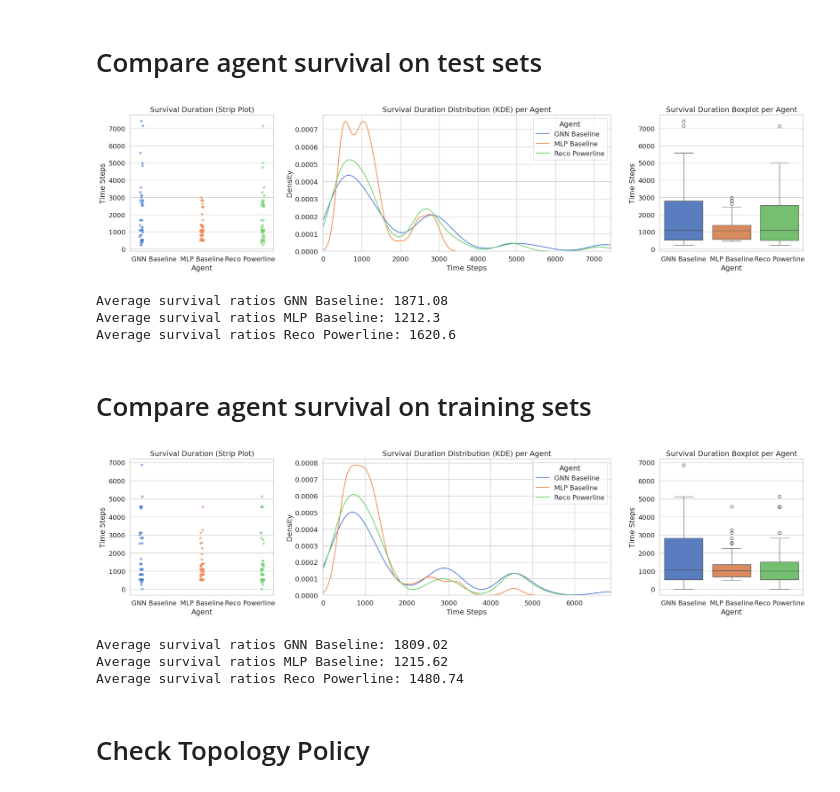
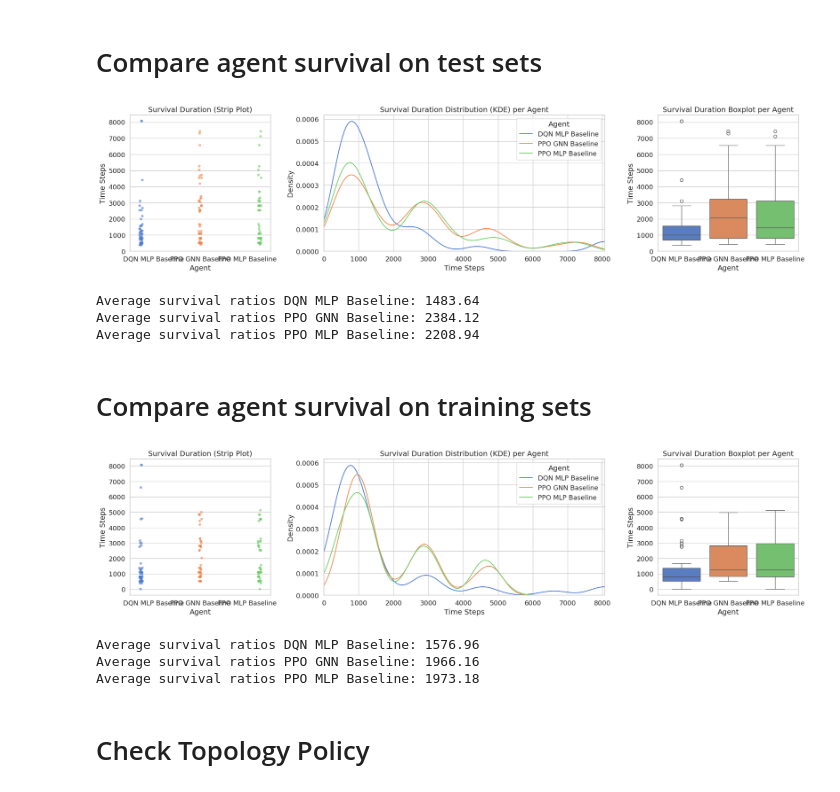
Before and after one commit to HansDampf37/NRI-for-explainable-RL-in-Power-Grids, a Jupyter notebook: visualization/visualize_agent_eval_results.ipynb, the cells around one changed output. Drawn from its saved outputs; the diff is of its cells as text; code cells hidden in the pictures.

Commit message:
Visualize agent performance

```diff
--- a/visualization/visualize_agent_eval_results.ipynb
+++ b/visualization/visualize_agent_eval_results.ipynb
@@ -118,27 +144,31 @@ def get_evaluation_metrics(path, agent_name: str) -> AgentMetrics:
 # %% [markdown]
 # Compare agent survival on test sets
 # %%
-gnn_metrics = get_evaluation_metrics(Path("../data/evaluations/stable-baselines/dqn-gnn_uc3_agent/test"), "GNN Baseline")
-mlp_metrics = get_evaluation_metrics(Path("../data/evaluations/stable-baselines/dqn-mlp_uc3_agent/test"), "MLP Baseline")
-reco_metrics = get_evaluation_metrics(Path("../data/evaluations/heuristic_agents/reco_powerline_agent/test"), "Reco Powerline")
-visualize_agent_survival([gnn_metrics, mlp_metrics, reco_metrics])
+dqn_gnn_metrics = get_evaluation_metrics(Path("../data/evaluations/rl/relation-unaware-baselines/dqn/mlp_2025-11-09_16-25_a076cec5c2af493b9985324fd874a364_test"), "DQN MLP Baseline")
+#dqn_mlp_metrics = get_evaluation_metrics(Path("../data/evaluations/rl/relation-unaware-baselines/dqn/gnn_2025-11-09_16-25_43e0001efef147f4ba63ef7d84d5ff54_train"), "DQN GNN Baseline")
+ppo_gnn_metrics = get_evaluation_metrics(Path("../data/evaluations/rl/relation-unaware-baselines/ppo/gnn_2025-11-09_16-25_2e9a58091ca244a69af94fea9604e577_test"), "PPO GNN Baseline")
+ppo_mlp_metrics = get_evaluation_metrics(Path("../data/evaluations/rl/relation-unaware-baselines/ppo/mlp_2025-11-09_16-25_5178bcc29a904829b4d57827eafc3a18_test"), "PPO MLP Baseline")
+#reco_metrics = get_evaluation_metrics(Path("../data/evaluations/heuristic_agents/reco_powerline_agent/test"), "Reco Powerline")
+visualize_agent_survival([dqn_gnn_metrics, ppo_gnn_metrics, ppo_mlp_metrics])
 # %% [output]
-[figure, old version]
+[figure, new version]
-Average survival ratios GNN Baseline: 1871.08
-Average survival ratios MLP Baseline: 1212.3
-Average survival ratios Reco Powerline: 1620.6
+Average survival ratios DQN MLP Baseline: 1483.64
+Average survival ratios PPO GNN Baseline: 2384.12
+Average survival ratios PPO MLP Baseline: 2208.94
 # %% [markdown]
 # Compare agent survival on training sets
 # %%
-gnn_metrics_train = get_evaluation_metrics(Path("../data/evaluations/stable-baselines/dqn-gnn_uc3_agent/train"), "GNN Baseline")
-mlp_metrics_train = get_evaluation_metrics(Path("../data/evaluations/stable-baselines/dqn-mlp_uc3_agent/train"), "MLP Baseline")
-reco_metrics_train = get_evaluation_metrics(Path("../data/evaluations/heuristic_agents/reco_powerline_agent/train"), "Reco Powerline")
-visualize_agent_survival([gnn_metrics_train, mlp_metrics_train, reco_metrics_train])
+dqn_gnn_metrics = get_evaluation_metrics(Path("../data/evaluations/rl/relation-unaware-baselines/dqn/mlp_2025-11-09_16-25_a076cec5c2af493b9985324fd874a364_train"), "DQN MLP Baseline")
+#dqn_mlp_metrics = get_evaluation_metrics(Path("../data/evaluations/rl/relation-unaware-baselines/dqn/gnn_2025-11-09_16-25_43e0001efef147f4ba63ef7d84d5ff54_train"), "DQN GNN Baseline")
+ppo_gnn_metrics = get_evaluation_metrics(Path("../data/evaluations/rl/relation-unaware-baselines/ppo/gnn_2025-11-09_16-25_2e9a58091ca244a69af94fea9604e577_train"), "PPO GNN Baseline")
+ppo_mlp_metrics = get_evaluation_metrics(Path("../data/evaluations/rl/relation-unaware-baselines/ppo/mlp_2025-11-09_16-25_5178bcc29a904829b4d57827eafc3a18_train"), "PPO MLP Baseline")
+#reco_metrics = get_evaluation_metrics(Path("../data/evaluations/heuristic_agents/reco_powerline_agent/test"), "Reco Powerline")
+visualize_agent_survival([dqn_gnn_metrics, ppo_gnn_metrics, ppo_mlp_metrics])
 # %% [output]
-[figure, old version]
+[figure, new version]
-Average survival ratios GNN Baseline: 1809.02
-Average survival ratios MLP Baseline: 1215.62
-Average survival ratios Reco Powerline: 1480.74
+Average survival ratios DQN MLP Baseline: 1576.96
+Average survival ratios PPO GNN Baseline: 1966.16
+Average survival ratios PPO MLP Baseline: 1973.18
 # %% [markdown]
 # Check Topology Policy
 # %%
```
Also changed, not shown: parts of 6 cells of this notebook, 1 other file.
